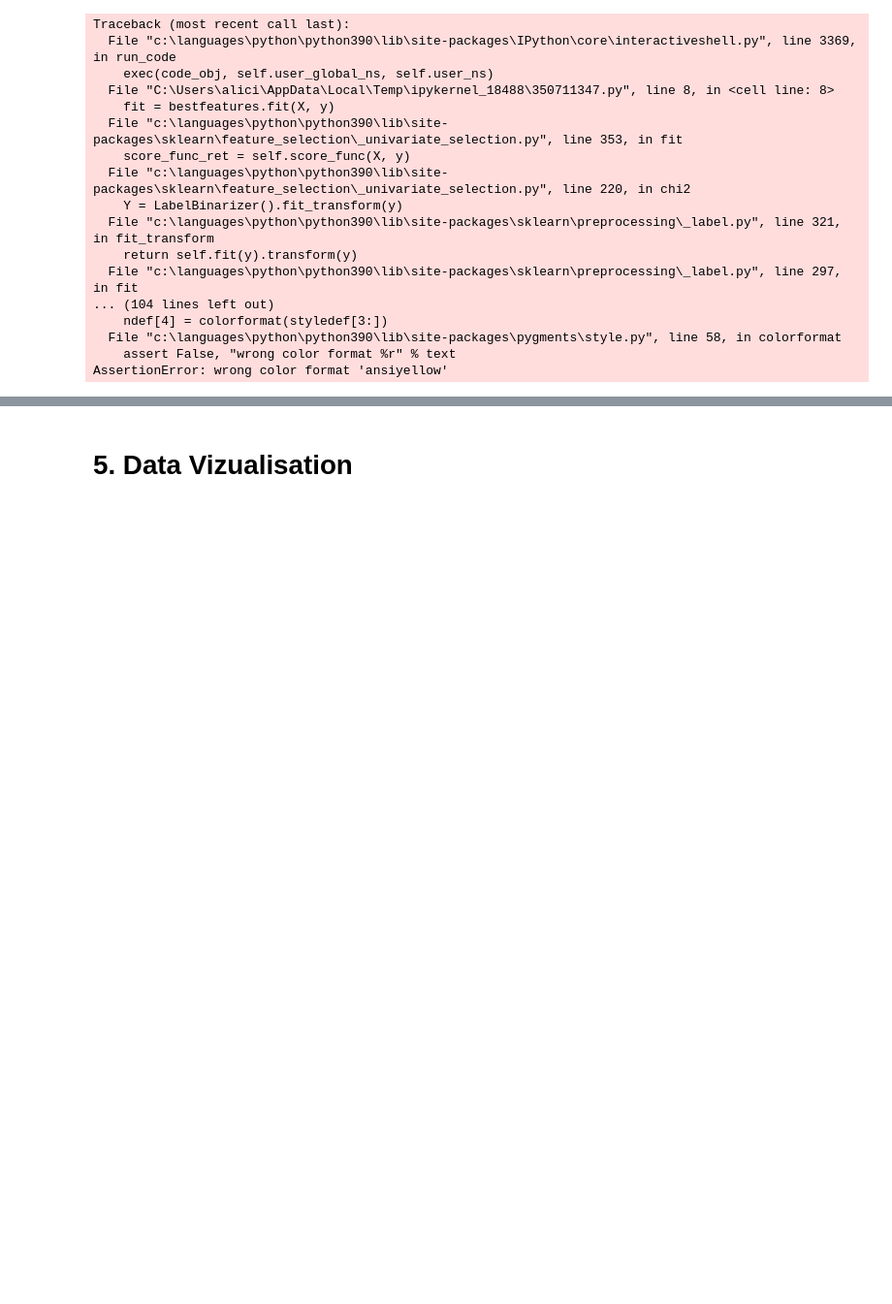
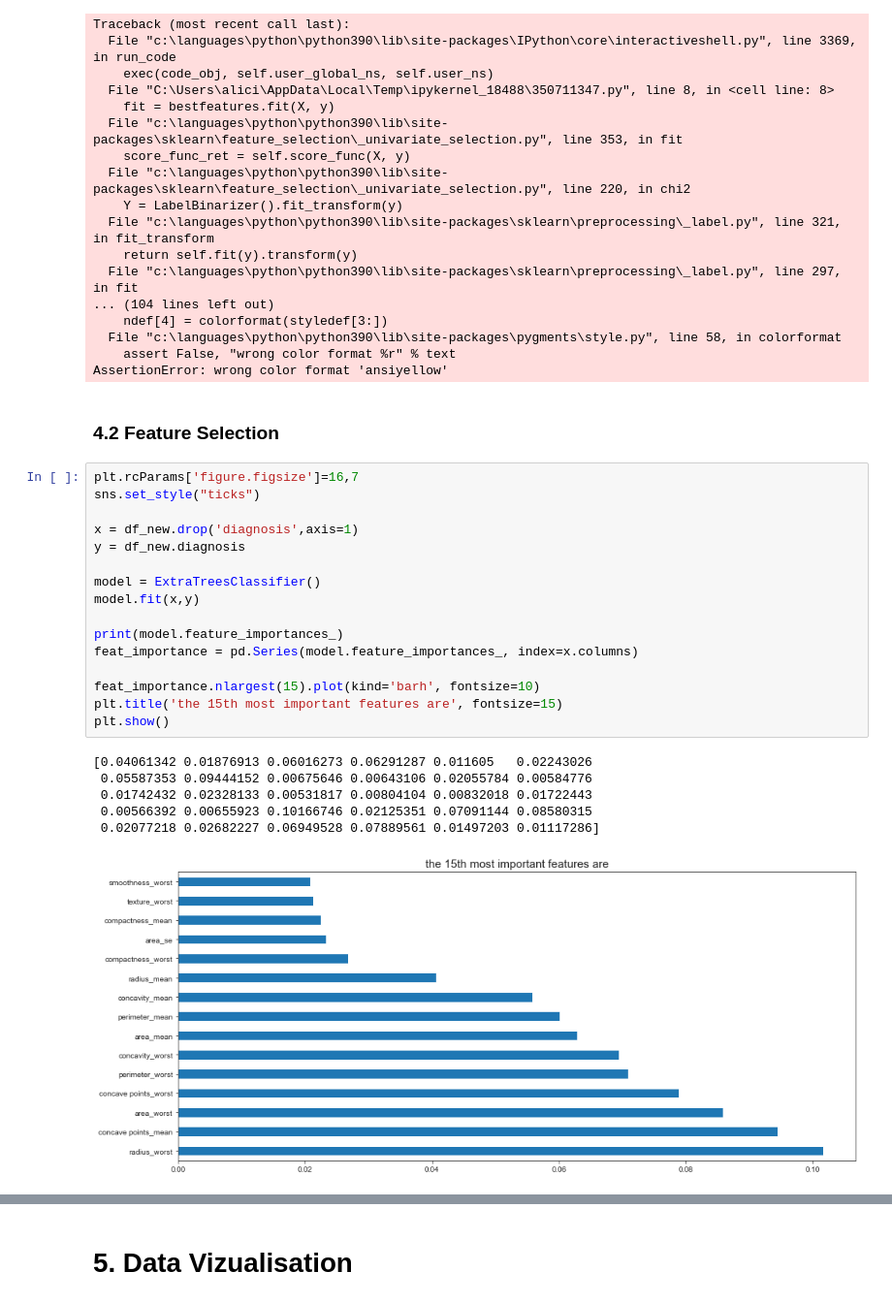
Before and after one commit to RamicAmir/Grupp2-Machine-Learning, a Jupyter notebook: breast_cancer/breast_cancer.ipynb, the cells around one changed output, grey strips where cells are left out. Shown: that part at 97% size. Saved outputs shown, nothing was run; the diff lists cells and outputs as text; blank space fills up the shorter version.

Commit message:
added 4.2 feature selection

```diff
--- a/breast_cancer/breast_cancer.ipynb
+++ b/breast_cancer/breast_cancer.ipynb
@@ -211,3 +212,28 @@ Traceback (most recent call last):
   File "c:\languages\python\python390\lib\site-packages\pygments\style.py", line 58, in colorformat
     assert False, "wrong color format %r" % text
 AssertionError: wrong color format 'ansiyellow'
+# %% [markdown]
+### 4.2 Feature Selection
+# %%
+plt.rcParams['figure.figsize']=16,7
+sns.set_style("ticks")
+
+x = df_new.drop('diagnosis',axis=1)
+y = df_new.diagnosis
+
+model = ExtraTreesClassifier()
+model.fit(x,y)
+
+print(model.feature_importances_)
+feat_importance = pd.Series(model.feature_importances_, index=x.columns)
+
+feat_importance.nlargest(15).plot(kind='barh', fontsize=10)
+plt.title('the 15th most important features are', fontsize=15)
+plt.show()
+# %% [output]
+[0.04061342 0.01876913 0.06016273 0.06291287 0.011605   0.02243026
+ 0.05587353 0.09444152 0.00675646 0.00643106 0.02055784 0.00584776
+ 0.01742432 0.02328133 0.00531817 0.00804104 0.00832018 0.01722443
+ 0.00566392 0.00655923 0.10166746 0.02125351 0.07091144 0.08580315
+ 0.02077218 0.02682227 0.06949528 0.07889561 0.01497203 0.01117286]
+[figure, added]
```
Also changed, not shown: parts of 5 cells of this notebook.
